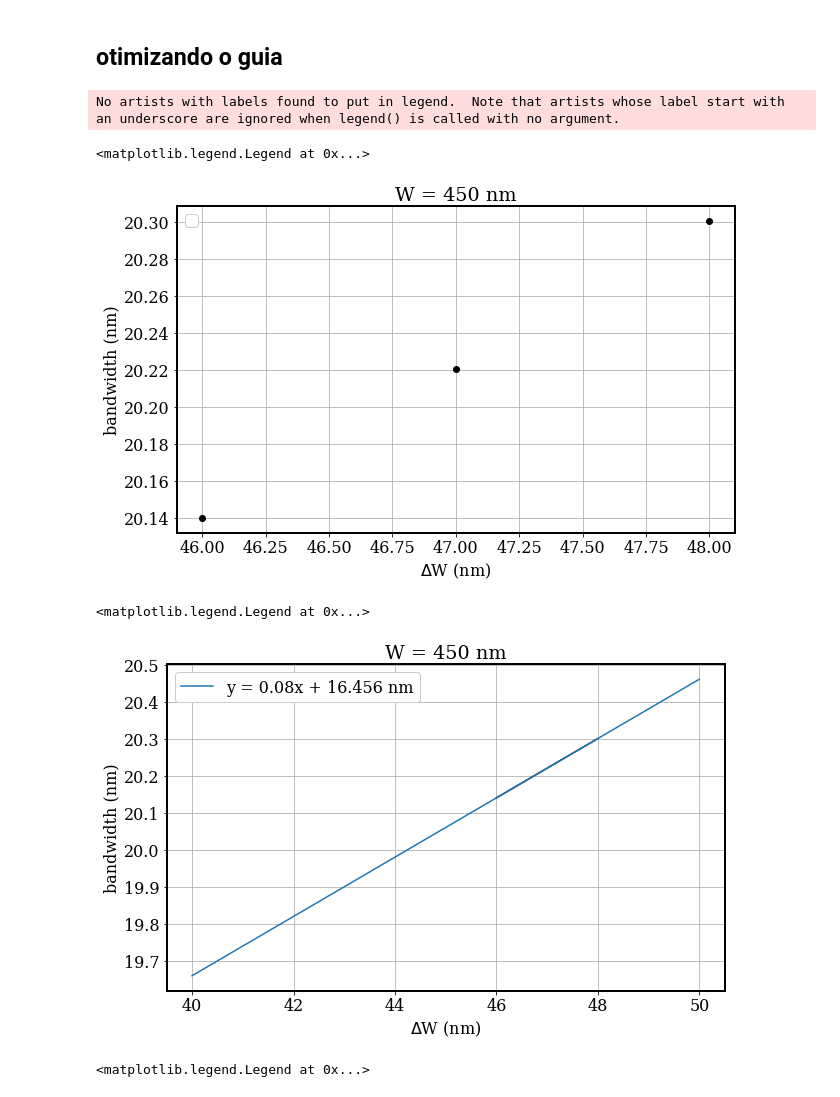
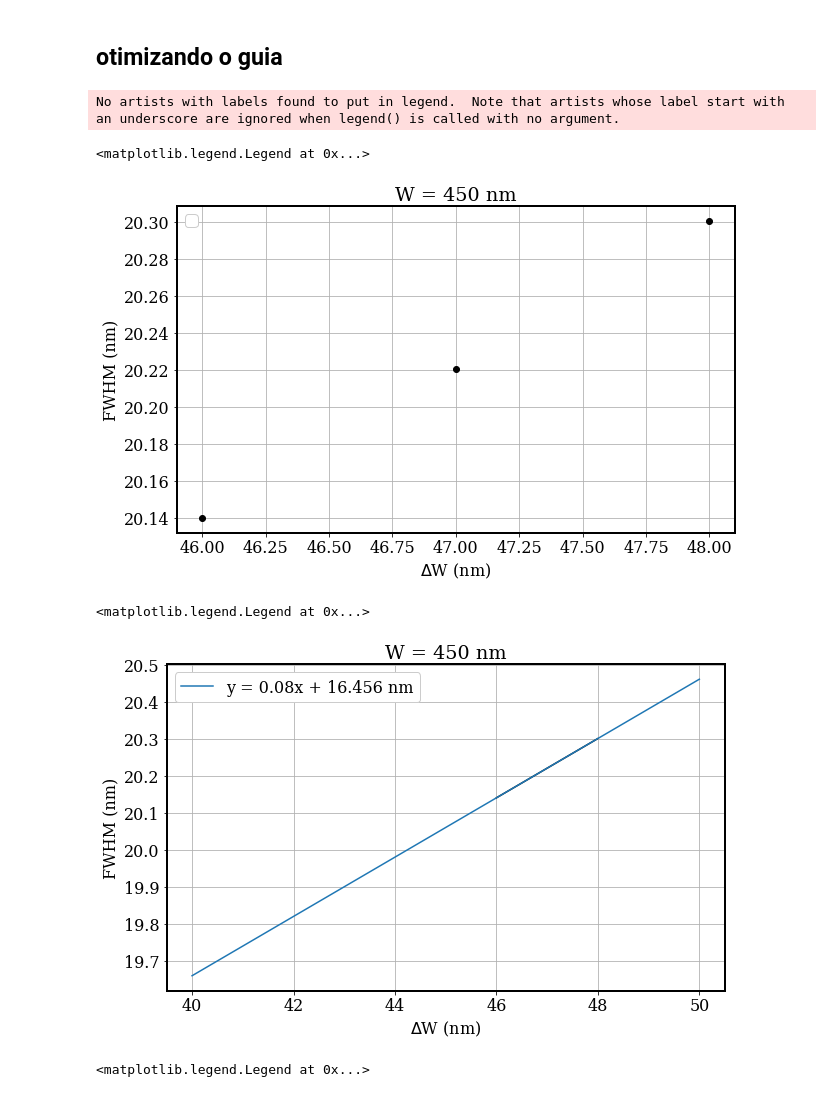
Before and after one commit to moisesoliveira08/BragGrating, a Jupyter notebook: Documentation/device.ipynb, the cells around one changed output. Saved outputs shown, nothing was run; the diff lists cells and outputs as text; code cells hidden in the pictures.

```diff
--- a/Documentation/device.ipynb
+++ b/Documentation/device.ipynb
@@ -541,6 +550,6 @@ mode.setnamed('guide_before','y span', w)
 # %%
 N = 3
-corrugation_width = np.linspace(10e-9, 50e-9, N)
+corrugation_width = np.linspace(46e-9, 48e-9, N)
 fwhm = np.zeros(N)
 for i in range(N):
     mode.switchtolayout()
@@ -577,36 +586,36 @@ for i in range (N):
 #plt.plot(corrugation_width, fwhm)
 #plt.plot(x*1e9, y*1e9,label = 'y = '+ str(round(a, 3)) + 'x + ' + str(round(b*1e9, 3)) + ' nm')
 plt.xlabel('$\Delta$' + 'W (nm)')
-plt.ylabel('bandwidth (nm)')
+plt.ylabel('FWHM (nm)')
 plt.grid(True)
 plt.title('W = 450 nm')
 plt.legend(loc = 'upper left', framealpha = 1)
 # %% [output]
 No artists with labels found to put in legend.  Note that artists whose label start with an underscore are ignored when legend() is called with no argument.
 <matplotlib.legend.Legend at 0x...>
-[figure, old version]
+[figure, new version]
 # %%
 
 figure = plt.figure(figsize = (10, 6))
 plt.rc('font', **font)
 plt.rc('axes', linewidth=2)
 plt.plot(corrugation_width*1e9, fwhm*1e9,'-', color = 'black')
 a = (fwhm[2] - fwhm[0])/(corrugation_width[2] - corrugation_width[0])
 b = fwhm[2] - a*corrugation_width[2]
 x = np.linspace(40e-9, 50e-9, 1000)
 y = a*x + b
 #plt.plot(corrugation_width, fwhm)
 plt.plot(x*1e9, y*1e9,label = 'y = '+ str(round(a, 3)) + 'x + ' + str(round(b*1e9, 3)) + ' nm')
 #plt.plot(corrugation_width, fwhm)
 #plt.plot(x*1e9, y*1e9,label = 'y = '+ str(round(a, 3)) + 'x + ' + str(round(b*1e9, 3)) + ' nm')
 plt.xlabel('$\Delta$' + 'W (nm)')
-plt.ylabel('bandwidth (nm)')
+plt.ylabel('FWHM (nm)')
 plt.grid(True)
 plt.title('W = 450 nm')
 plt.legend(loc = 'upper left', framealpha = 1)
 # %% [output]
 <matplotlib.legend.Legend at 0x...>
-[figure, old version]
+[figure, new version]
 # %%
 w = 450e-9
 delta_w = 44.3e-9
```
Also changed, not shown: parts of 1 cell of this notebook, 2 other files.
